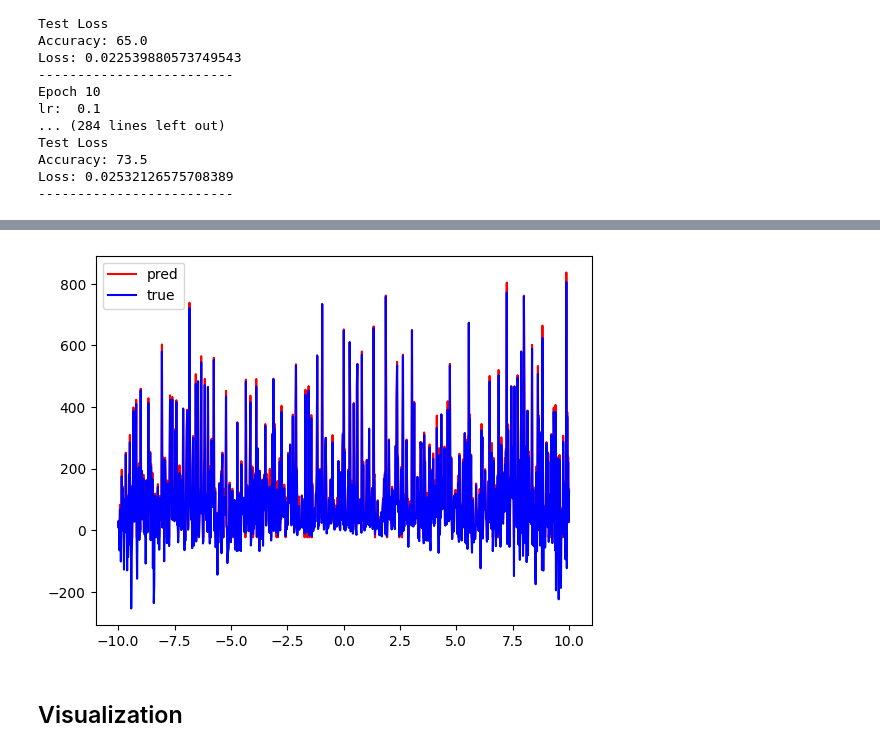
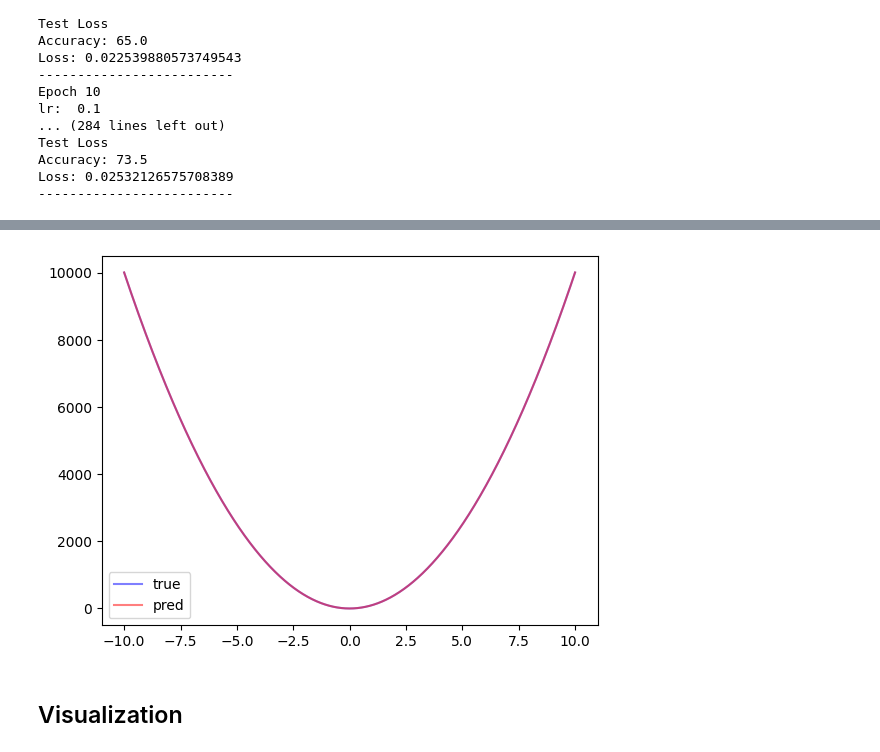
Before and after one commit to Aurelien-Stumpf-Mascles/ICM_internship, a Jupyter notebook: experiment_1/mlp_distribution_synthetic.ipynb, the cells around one changed output, grey strips where cells are left out. Cells and saved outputs as stored; diff of their text form; code cells hidden in the pictures.

```diff
--- a/experiment_1/mlp_distribution_synthetic.ipynb
+++ b/experiment_1/mlp_distribution_synthetic.ipynb
@@ -96,0 +102,13 @@ Loss: 1.5099503326416015
+# %%
+layer_sizes_list = [1, 20, 20, 1]
+
+def f(x):
+    return x
+
+model = models.Polynomial_MLP(3, layer_sizes_list, non_linearity="relu", initial_weights='xavier', type="regression")
+device = torch.device('cuda' if torch.cuda.is_available() else 'cpu')
+model.to(device)
+criterion = torch.nn.MSELoss() #torch.nn.NLLLoss()
+optimizer = torch.optim.Adam(model.parameters(), lr=0.01, weight_decay=0.01)
+scheduler = torch.optim.lr_scheduler.ReduceLROnPlateau(optimizer, 'min', patience=50, verbose=True, factor=0.5)
+training.train_model(model, trainloader, testloader, device, criterion, 1000, optimizer, scheduler=scheduler,type="regression")
@@ -96,0 +132,13 @@ Loss: 1.5099503326416015
+# %%
+layer_sizes_list = [1, 30, 30, 30, 1]
+
+def f(x):
+    return x
+
+model = models.Model_MLP(layer_sizes_list, non_linearity="relu", initial_weights='xavier_uniform', type="regression")
+device = torch.device('cuda' if torch.cuda.is_available() else 'cpu')
+model.to(device)
+criterion = torch.nn.MSELoss() #torch.nn.NLLLoss()
+optimizer = torch.optim.Adam(model.parameters(), lr=0.1, weight_decay=0.01)
+scheduler = torch.optim.lr_scheduler.ReduceLROnPlateau(optimizer, 'min', patience=100, verbose=True, factor=0.5)
+training.train_model(model, trainloader, testloader, device, criterion, 1000, optimizer, scheduler=scheduler,type="regression")
@@ -97,16 +164,16 @@ Loss: 1.5099503326416015
 # %%
-layer_sizes_list = [10, 10, 10, 1]
+layer_sizes_list = [10, 10, 10, 5, 1]
 
 def f(x):
     return x
 
-model = models.Model_MLP(layer_sizes_list, non_linearity="relu", initial_weights='xavier', type="regression")
+model = models.Model_MLP(layer_sizes_list, non_linearity="relu", initial_weights='xavier',type="regression")
 device = torch.device('cuda' if torch.cuda.is_available() else 'cpu')
 model.to(device)
-criterion = torch.nn.MSELoss() #torch.nn.NLLLoss()
-optimizer = torch.optim.Adam(model.parameters(), lr=0.1, weight_decay=0.01)
+criterion = torch.nn.MSELoss() #NLLLoss()
+optimizer = torch.optim.Adam(model.parameters(), lr=0.1, weight_decay=0)
 scheduler = torch.optim.lr_scheduler.ReduceLROnPlateau(optimizer, 'min', patience=30, verbose=True, factor=0.5)
-training.train_model(model, trainloader, testloader, device, criterion, 500, optimizer, scheduler=scheduler,type="regression")
+training.train_model_orthogonal(model, trainloader, testloader, device, criterion, 500, optimizer, scheduler=scheduler, type="regression")
 # %% [output]
 Epoch 0
 lr:  0.1
@@ -190,16 +242,17 @@ Loss: 0.02532126575708389
 # %%
-tab = np.concatenate([np.linspace(-10,10,1000).reshape(-1,1), np.random.normal(0, 10, (1000,9))], axis=1)
-y = np.array([x[0]*x[1] + x[2]**2 for x in tab])
+#tab = np.concatenate([np.linspace(-10,10,1000).reshape(-1,1), np.random.normal(0, 10, (1000,9))], axis=1)
+tab = np.concatenate([np.linspace(-100,100,1000).reshape(-1,1)], axis=1)
+y = np.array([x**2 for x in tab])
 tab = torch.tensor(tab, dtype=torch.float32)
 tab = tab.to(device)
 model.eval()
 pred = model(tab).detach().cpu().numpy()
-plt.plot(np.linspace(-10,10,1000), pred, label='pred', color='red')
-plt.plot(np.linspace(-10,10,1000), y, label='true', color='blue')
+plt.plot(np.linspace(-10,10,1000), y, label='true', color='blue', alpha=0.5)
+plt.plot(np.linspace(-10,10,1000), pred, label='pred', color='red', alpha=0.5)
 plt.legend()
 plt.show()
 # %% [output]
-[figure, old version]
+[figure, new version]
 # %% [markdown]
 ## Visualization
 # %%
```
Also changed, not shown: parts of 14 cells of this notebook, 3 other files.
